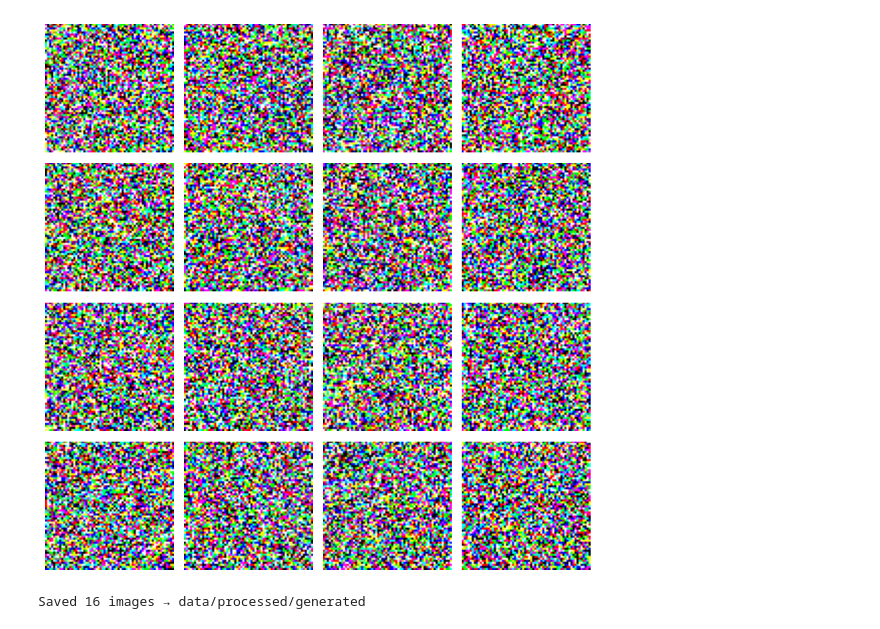
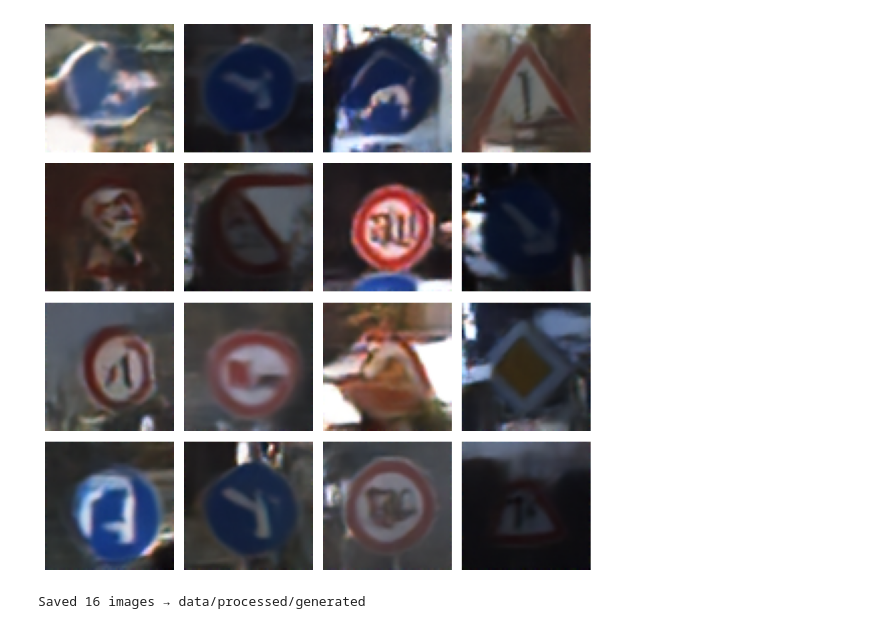
Before and after one commit to katie34634/road-sign-generation, a Jupyter notebook: main.ipynb, the cells around one changed output. Drawn from its saved outputs; the diff is of its cells as text; code cells hidden in the pictures.

Commit message:
images looking bad

```diff
--- a/main.ipynb
+++ b/main.ipynb
@@ -28,11 +29,10 @@ CUDA available: False
 RAW_DIR       = "./data/raw"        # Where raw GTSRB data is downloaded
 PROCESSED_DIR = "./data/processed"  # Where cleaned images are saved
 IMAGE_SIZE      = 64                  # Output resolution (64 or 128 recommended)
-MAX_PER_CLASS = 10                 # Max images sampled per sign class
 BATCH_SIZE    = 64                  # DataLoader batch size
 SEED          = 42                  # Reproducibility
 DATASET_REPETITIONS = 1
-EPOCHS = 1
+EPOCHS = 200
 EMA = 0.999
 LEARNING_RATE = 1e-4
 WEIGHT_DECAY = 1e-4
@@ -45,7 +45,19 @@ tf.random.set_seed(SEED)
 # %%
 train_dataset = GTSRB(root=RAW_DIR, split="train", download=True)
 
-sample_indices = random.sample(range(len(train_dataset)), 200)
+min_dim = 32
+
+eligible_indices = []
+for idx in range(len(train_dataset)):
+    pil_img, _ = train_dataset[idx]
+    if min(pil_img.size) >= min_dim:
+        eligible_indices.append(idx)
+
+sample_count = min(10000, len(eligible_indices))
+sample_indices = random.sample(eligible_indices, sample_count)
+
+print(f"Total eligible images: {len(eligible_indices)}")
+
 
 def preprocess_gtsrb_image(pil_img):
     img = pil_img.convert("RGB")
@@ -257,33 +316,33 @@ from PIL import Image
 # _ = diffusion_model.ema_network([dummy_img, dummy_noise])
 
 # Generation params
 num_images = 16
-diffusion_steps = 50   # reduce for speed (e.g. 10), increase for quality
+diffusion_steps = 100   # reduce for speed (e.g. 10), increase for quality
 
 # Generate (values in [0,1])
 generated = diffusion_model.generate(num_images, diffusion_steps)
 
 # Output dir
 out_dir = Path(PROCESSED_DIR) / "generated"
 out_dir.mkdir(parents=True, exist_ok=True)
 
 # Save individual images
 for i in range(num_images):
     img_np = (generated[i].numpy() * 255).astype("uint8")
     Image.fromarray(img_np).save(out_dir / f"generated_{i:03d}.png")
 
 # Display grid
 cols = 4
 rows = math.ceil(num_images / cols)
 fig, axes = plt.subplots(rows, cols, figsize=(cols * 2, rows * 2))
 axes = axes.flatten()
 for ax in axes:
     ax.axis("off")
 for i in range(num_images):
     axes[i].imshow(generated[i])
 plt.tight_layout()
 plt.show()
 print(f"Saved {num_images} images → {out_dir}")
 # %% [output]
-[figure, old version]
+[figure, new version]
 Saved 16 images → data/processed/generated
```
Also changed, not shown: parts of 4 cells of this notebook.
